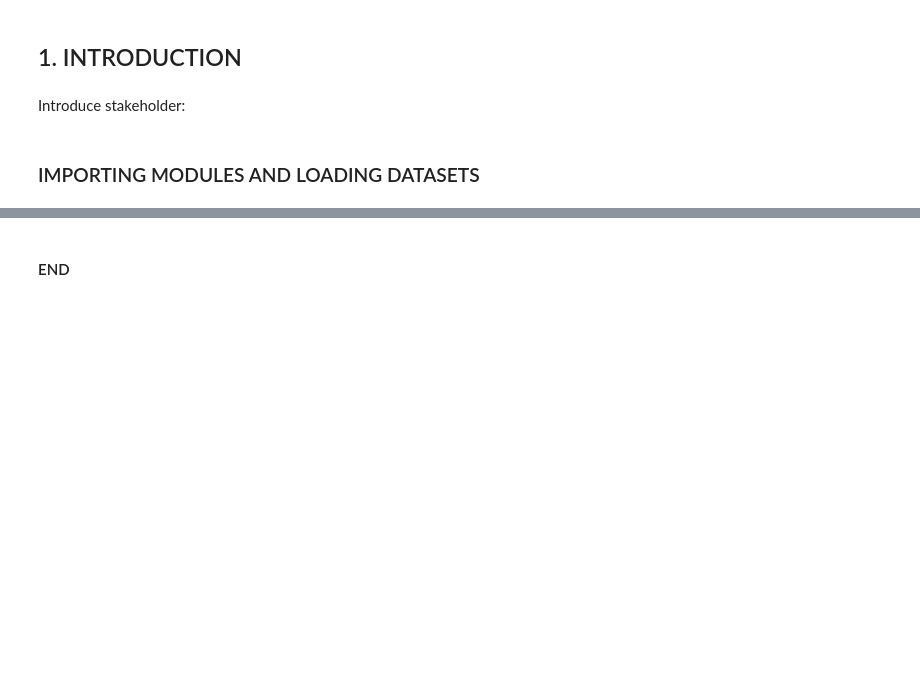
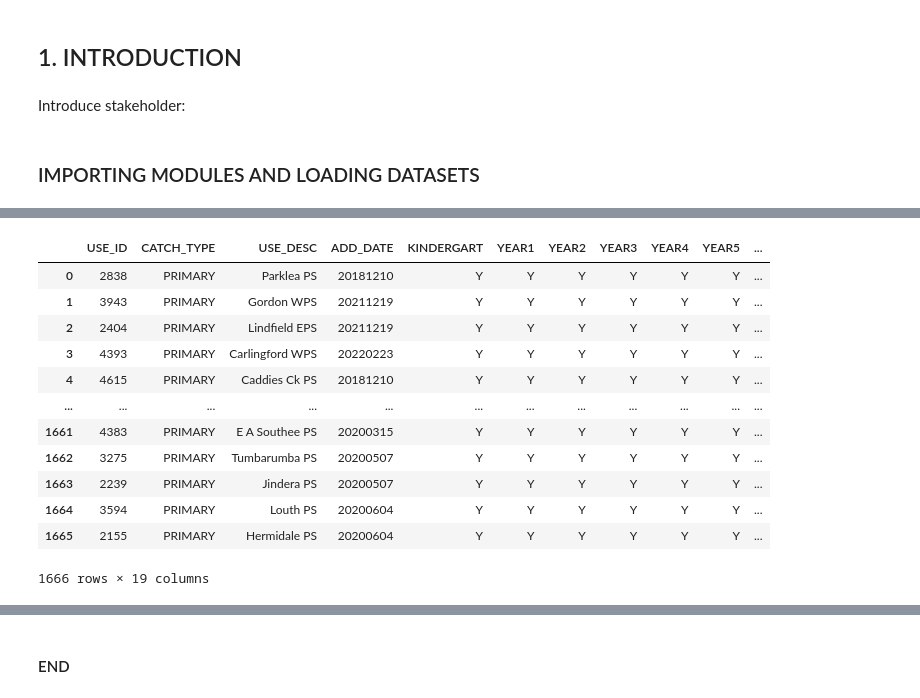
Before and after one commit to R-Tausif/Data2001, a Jupyter notebook: Project.ipynb, the cells around one changed output, grey strips where cells are left out. Cells and saved outputs as stored; diff of their text form; code cells hidden in the pictures; blank space fills up the shorter version.

```diff
--- a/Project.ipynb
+++ b/Project.ipynb
@@ -33,5 +69,21 @@ catchment_future
 # %%
 catchment_primary = gpd.read_file("school_catchments/catchments_primary.shp")
-catchment_primary
+# Creating a copy of the data
+catchment_primary_cp = catchment_primary.copy()
+catchment_primary_cp
+# %% [output]
+|  | USE_ID | CATCH_TYPE | USE_DESC | ADD_DATE | KINDERGART | YEAR1 | YEAR2 | YEAR3 | YEAR4 | YEAR5 | ... |
+| 0 | 2838 | PRIMARY | Parklea PS | 20181210 | Y | Y | Y | Y | Y | Y | ... |
+| 1 | 3943 | PRIMARY | Gordon WPS | 20211219 | Y | Y | Y | Y | Y | Y | ... |
+| 2 | 2404 | PRIMARY | Lindfield EPS | 20211219 | Y | Y | Y | Y | Y | Y | ... |
+| 3 | 4393 | PRIMARY | Carlingford WPS | 20220223 | Y | Y | Y | Y | Y | Y | ... |
+| 4 | 4615 | PRIMARY | Caddies Ck PS | 20181210 | Y | Y | Y | Y | Y | Y | ... |
+| ... | ... | ... | ... | ... | ... | ... | ... | ... | ... | ... | ... |
+| 1661 | 4383 | PRIMARY | E A Southee PS | 20200315 | Y | Y | Y | Y | Y | Y | ... |
+| 1662 | 3275 | PRIMARY | Tumbarumba PS | 20200507 | Y | Y | Y | Y | Y | Y | ... |
+| 1663 | 2239 | PRIMARY | Jindera PS | 20200507 | Y | Y | Y | Y | Y | Y | ... |
+| 1664 | 3594 | PRIMARY | Louth PS | 20200604 | Y | Y | Y | Y | Y | Y | ... |
+| 1665 | 2155 | PRIMARY | Hermidale PS | 20200604 | Y | Y | Y | Y | Y | Y | ... |
+1666 rows × 19 columns
 # %%
 catchment_secondary = gpd.read_file("school_catchments/catchments_secondary.shp")
```
Also changed, not shown: parts of 10 cells of this notebook, 1 other file.
